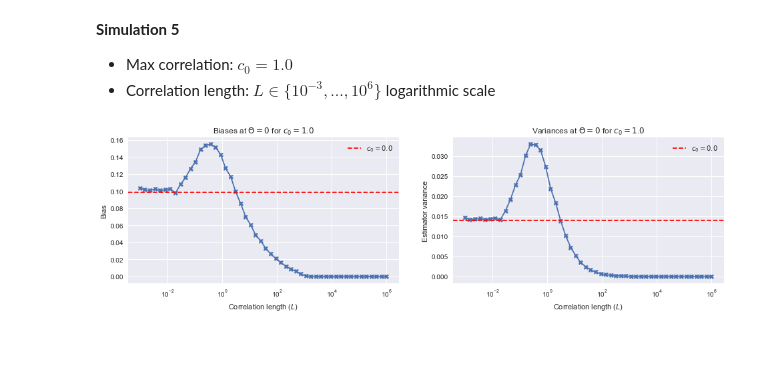
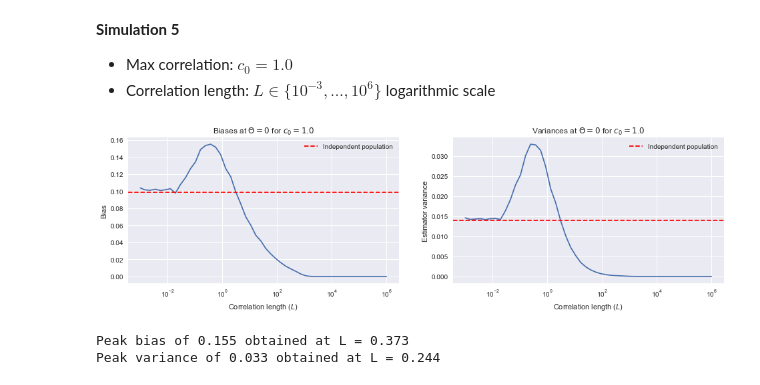
Before and after one commit to dtailor17/neural-population-codes, a Jupyter notebook: noise_correlations.ipynb, the cells around one changed output. Drawn from its saved outputs; the diff is of its cells as text; code cells hidden in the pictures; blank space fills up the shorter version.

```diff
--- a/noise_correlations.ipynb
+++ b/noise_correlations.ipynb
@@ -122,7 +122,7 @@ def construct_cov_matrix(max_corr=1.0, corr_length=0.5):
 # %%
 # Visualisation of correlation matrix
 max_corr = 1.0
-corr_length = 10
+corr_length = 100
 
 # Cross-section of correlation matrix
 plt.subplot(221)
@@ -140,7 +140,7 @@ plt.title('Correlation matrix')
 # Population response
 plt.subplot(212)
 # sample population response
-stim = 0.0
+stim = 2.0
 mean_pop_res = tuning_curve_theta(PREF_STIMS, stim)
 cov_mtx = construct_cov_matrix(max_corr, corr_length)
 pop_res = np.random.multivariate_normal(mean_pop_res, cov_mtx)
@@ -177,7 +177,7 @@ To determine the ML estimate, we use a *brute-force* approach in which the likel
 The candidate stimulus which gives rise to the minimum error is the estimate.
 # %%
 # Candidate estimates to evaluate error function
-N_CAND_ESTS = 100
+N_CAND_ESTS = 1000 #100
 CAND_ESTS = np.linspace(0, pi, N_CAND_ESTS+1)[:-1]
 
 # Stimuli (opening angles) for which bias and variance are to be calculated
@@ -678,41 +678,58 @@ corr_length_arr_5 = corr_length_arr[40:]
 (biases_5, variances_5) = get_biases_vars_for_corr_lengths(max_corr, corr_length_arr_5, ML_ests_8)
 
 
-biases = np.concatenate((biases_1, biases_2, biases_3, biases_4, biases_5))
-variances = np.concatenate((variances_1, variances_2, variances_3, variances_4, variances_5))
+biases_theta = np.concatenate((biases_1, biases_2, biases_3, biases_4, biases_5))
+variances_theta = np.concatenate((variances_1, variances_2, variances_3, variances_4, variances_5))
 
 
 plt.rcParams['figure.figsize'] = (16, 4)
 
 # Bias plot
 plt.subplot(121)
 
-plt.plot(corr_length_arr, biases, '-X')
+plt.plot(corr_length_arr, biases_theta, '-')
 
 lbl = get_corr_param_dict_lbl(max_corr=0.0, corr_length=0.5)
 biases = ML_ests_1[lbl][1]
-plt.axhline(y=biases[0], color='r', linestyle='--', label='$c_0 = 0.0$')
+plt.axhline(y=biases[0], color='r', linestyle='--', label='Independent population')
 plt.legend()
 
 plt.xscale('log')
 plt.xlabel('Correlation length ($L$)')
 plt.ylabel('Bias')
 plt.title('Biases at $\Theta = 0$ for $c_0=1.0$')
 
 # Variance plot
 plt.subplot(122)
-plt.plot(corr_length_arr, variances, '-X')
+plt.plot(corr_length_arr, variances_theta, '-')
 
 lbl = get_corr_param_dict_lbl(max_corr=0.0, corr_length=0.5)
 variances = ML_ests_1[lbl][2]
-plt.axhline(y=variances[0], color='r', linestyle='--', label='$c_0 = 0.0$')
+plt.axhline(y=variances[0], color='r', linestyle='--', label='Independent population')
 plt.legend()
 
 plt.xscale('log')
 plt.xlabel('Correlation length ($L$)')
 plt.ylabel('Estimator variance')
 plt.title('Variances at $\Theta = 0$ for $c_0=1.0$')
 
 plt.rcParams['figure.figsize'] = (10, 5)
 # %% [output]
-[figure, old version]
+[figure, new version]
+# %%
+corr_length_arr = np.logspace(start=-3, stop=6, num=50)
+corr_length_arr = np.round(corr_length_arr, 4)
+
+max_bias = np.max(biases_theta)
+idx_max_bias = np.argmax(biases_theta)
+corr_length_max_bias = corr_length_arr[idx_max_bias]
+
+max_var = np.max(variances_theta)
+idx_max_var = np.argmax(variances_theta)
+corr_length_max_var = corr_length_arr[idx_max_var]
+
+print('Peak bias of {0:.3f} obtained at L = {1:.3f}'.format(max_bias,corr_length_max_bias))
+print('Peak variance of {0:.3f} obtained at L = {1:.3f}'.format(max_var,corr_length_max_var))
+# %% [output]
+Peak bias of 0.155 obtained at L = 0.373
+Peak variance of 0.033 obtained at L = 0.244
```
Also changed, not shown: parts of 2 cells of this notebook, 1 other file.
